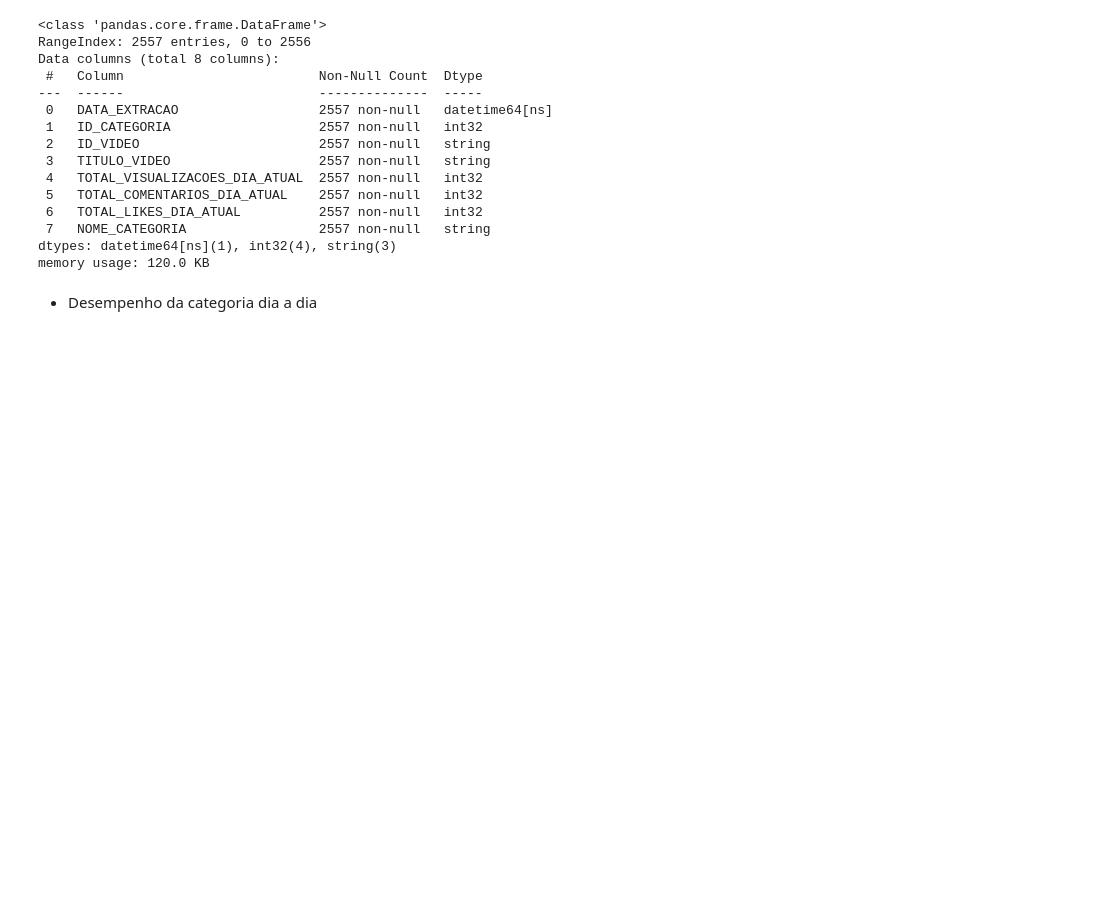
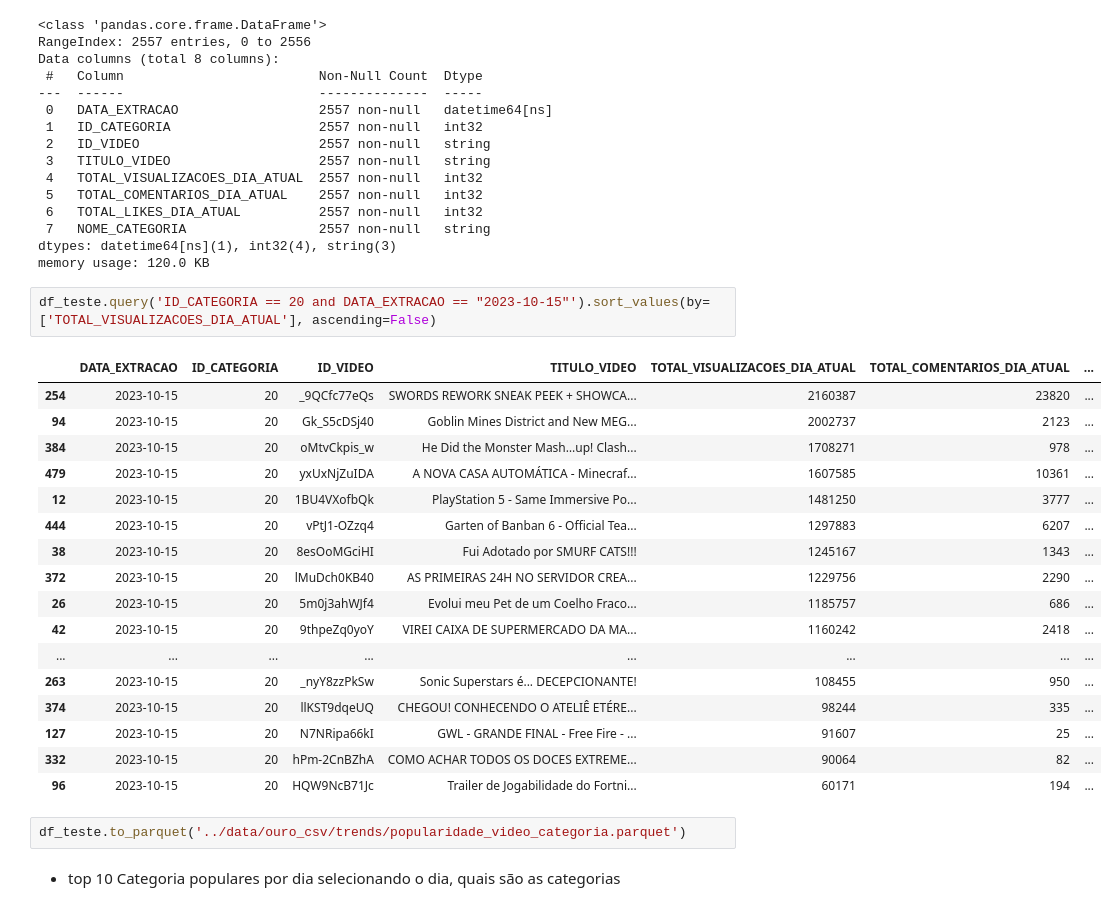
Before and after one commit to rodrigorocha1/analise_dados_youtube, a Jupyter notebook: notebooks/etl_trends.ipynb, the cells around one changed output. Saved outputs shown, nothing was run; the diff lists cells and outputs as text; blank space fills up the shorter version.

Commit message:
teste filtro

```diff
--- a/notebooks/etl_trends.ipynb
+++ b/notebooks/etl_trends.ipynb
@@ -556,5 +556,27 @@ Data columns (total 8 columns):
  7   NOME_CATEGORIA                 2557 non-null   string
 dtypes: datetime64[ns](1), int32(4), string(3)
 memory usage: 120.0 KB
-# %% [markdown]
-- Desempenho da categoria dia a dia
+# %%
+df_teste.query('ID_CATEGORIA == 20 and DATA_EXTRACAO == "2023-10-15"').sort_values(by=['TOTAL_VISUALIZACOES_DIA_ATUAL'], ascending=False)
+# %% [output]
+|  | DATA_EXTRACAO | ID_CATEGORIA | ID_VIDEO | TITULO_VIDEO | TOTAL_VISUALIZACOES_DIA_ATUAL | TOTAL_COMENTARIOS_DIA_ATUAL | ... |
+| 254 | 2023-10-15 | 20 | _9QCfc77eQs | SWORDS REWORK SNEAK PEEK + SHOWCA... | 2160387 | 23820 | ... |
+| 94 | 2023-10-15 | 20 | Gk_S5cDSj40 | Goblin Mines District and New MEG... | 2002737 | 2123 | ... |
+| 384 | 2023-10-15 | 20 | oMtvCkpis_w | He Did the Monster Mash…up! Clash... | 1708271 | 978 | ... |
+| 479 | 2023-10-15 | 20 | yxUxNjZuIDA | A NOVA CASA AUTOMÁTICA - Minecraf... | 1607585 | 10361 | ... |
+| 12 | 2023-10-15 | 20 | 1BU4VXofbQk | PlayStation 5 - Same Immersive Po... | 1481250 | 3777 | ... |
+| 444 | 2023-10-15 | 20 | vPtJ1-OZzq4 | Garten of Banban 6 - Official Tea... | 1297883 | 6207 | ... |
+| 38 | 2023-10-15 | 20 | 8esOoMGciHI | Fui Adotado por SMURF CATS!!! | 1245167 | 1343 | ... |
+| 372 | 2023-10-15 | 20 | lMuDch0KB40 | AS PRIMEIRAS 24H NO SERVIDOR CREA... | 1229756 | 2290 | ... |
+| 26 | 2023-10-15 | 20 | 5m0j3ahWJf4 | Evolui meu Pet de um Coelho Fraco... | 1185757 | 686 | ... |
+| 42 | 2023-10-15 | 20 | 9thpeZq0yoY | VIREI CAIXA DE SUPERMERCADO DA MA... | 1160242 | 2418 | ... |
+| ... | ... | ... | ... | ... | ... | ... | ... |
+| 263 | 2023-10-15 | 20 | _nyY8zzPkSw | Sonic Superstars é... DECEPCIONANTE! | 108455 | 950 | ... |
+| 374 | 2023-10-15 | 20 | llKST9dqeUQ | CHEGOU! CONHECENDO O ATELIÊ ETÉRE... | 98244 | 335 | ... |
+| 127 | 2023-10-15 | 20 | N7NRipa66kI | GWL - GRANDE FINAL - Free Fire - ... | 91607 | 25 | ... |
+| 332 | 2023-10-15 | 20 | hPm-2CnBZhA | COMO ACHAR TODOS OS DOCES EXTREME... | 90064 | 82 | ... |
+| 96 | 2023-10-15 | 20 | HQW9NcB71Jc | Trailer de Jogabilidade do Fortni... | 60171 | 194 | ... |
+# %%
+df_teste.to_parquet('../data/ouro_csv/trends/popularidade_video_categoria.parquet')
+# %% [markdown]
+- top 10 Categoria populares por dia selecionando o dia, quais são as categorias
```
Also changed, not shown: parts of 2 cells of this notebook.
